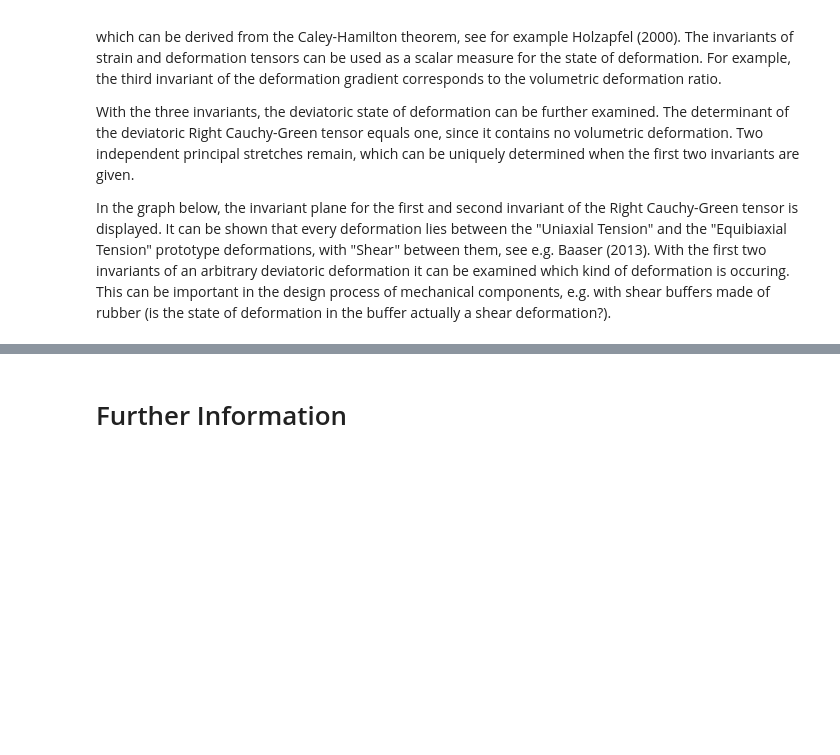
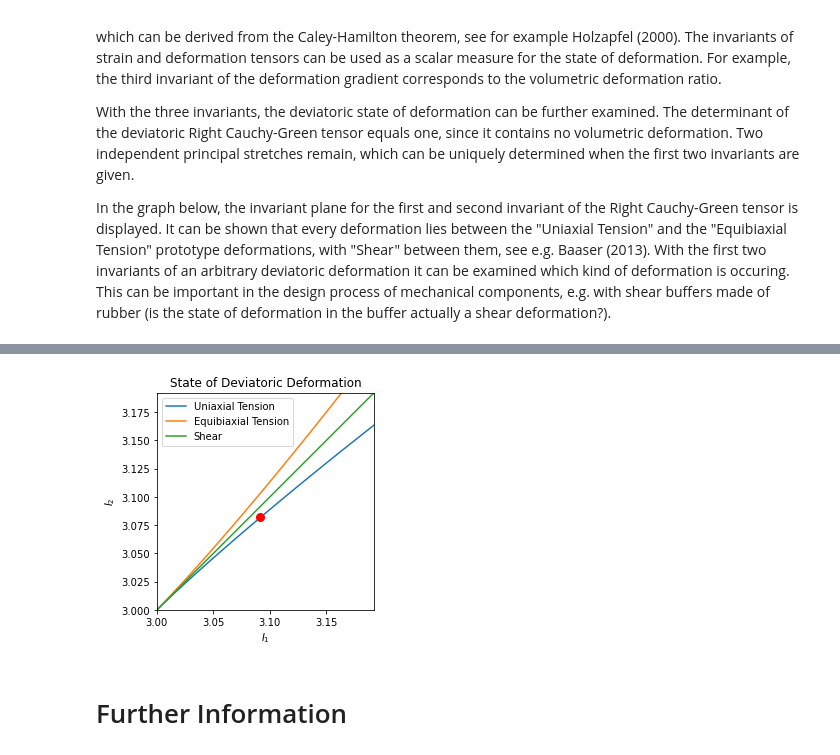
Before and after one commit to CPShub/LectureMultiscaleMethods, a Jupyter notebook: 02_kinematics.ipynb, the cells around one changed output, grey strips where cells are left out. Drawn from its saved outputs; the diff is of its cells as text; code cells hidden in the pictures; blank space fills up the shorter version.

```diff
--- a/02_kinematics.ipynb
+++ b/02_kinematics.ipynb
@@ -257,3 +258,7 @@ In the graph below, the invariant plane for the first and second invariant of th
+# %%
+deformation_state(F11,F22,F12,F21)
+# %% [output]
+[figure, added]
 # %% [markdown]
 # Further Information
 # %% [markdown]
```
Also changed, not shown: parts of 20 cells of this notebook, 9 other files.
